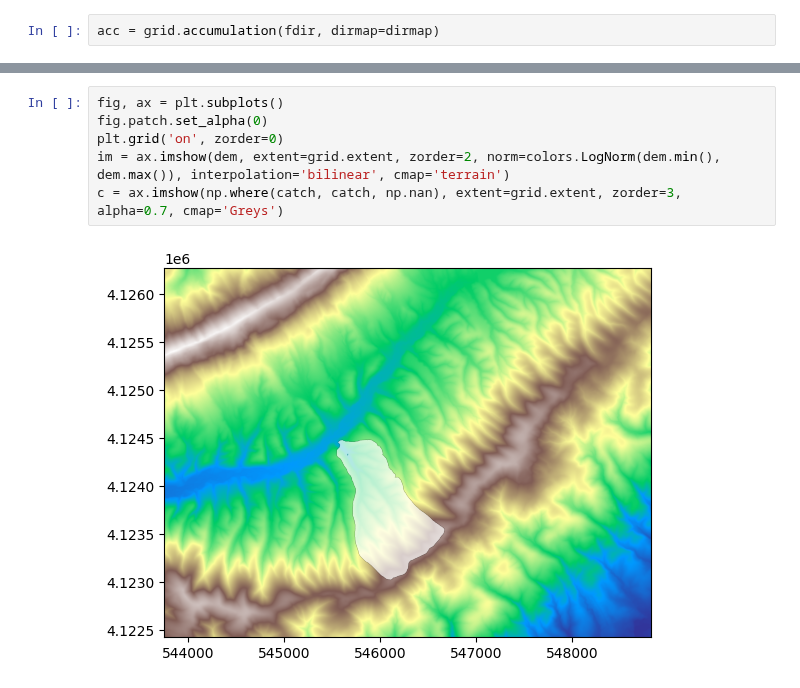
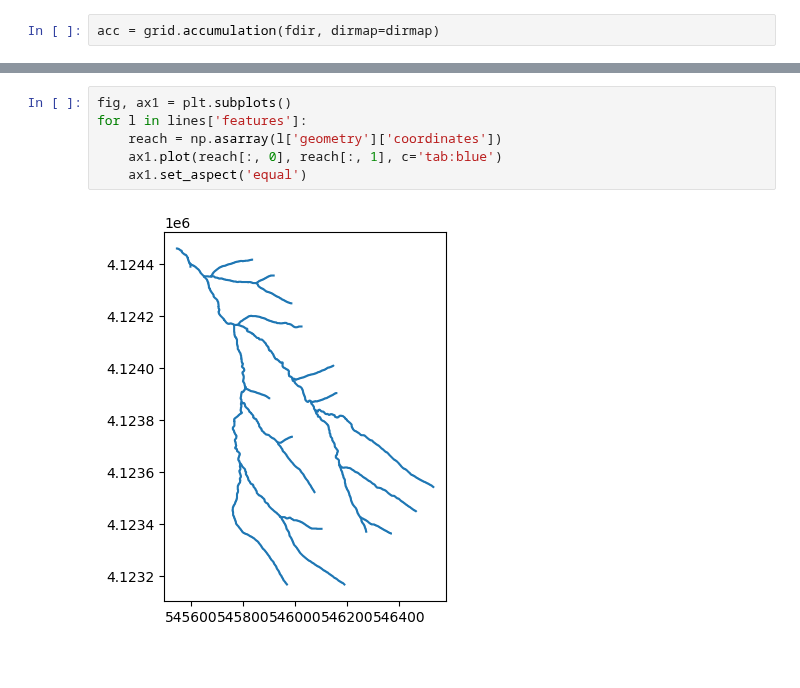
Before and after one commit to wherediddavidgo/multitemporal_RSSA, a Jupyter notebook: field_data.ipynb, the cells around one changed output, grey strips where cells are left out. Cells and saved outputs as stored; diff of their text form.

```diff
--- a/field_data.ipynb
+++ b/field_data.ipynb
@@ -59,8 +73,8 @@ ax.scatter(ppx, ppy)
-# %%
-fig, ax = plt.subplots()
-fig.patch.set_alpha(0)
-plt.grid('on', zorder=0)
-im = ax.imshow(dem, extent=grid.extent, zorder=2, norm=colors.LogNorm(dem.min(), dem.max()), interpolation='bilinear', cmap='terrain')
-c = ax.imshow(np.where(catch, catch, np.nan), extent=grid.extent, zorder=3, alpha=0.7, cmap='Greys')
-# %% [output]
-[figure, removed]
+# %%
+fig, ax1 = plt.subplots()
+for l in lines['features']:
+    reach = np.asarray(l['geometry']['coordinates'])
+    ax1.plot(reach[:, 0], reach[:, 1], c='tab:blue')
+    ax1.set_aspect('equal')
+# %% [output]
+[figure, added]
```
Also changed, not shown: parts of 7 cells of this notebook.
